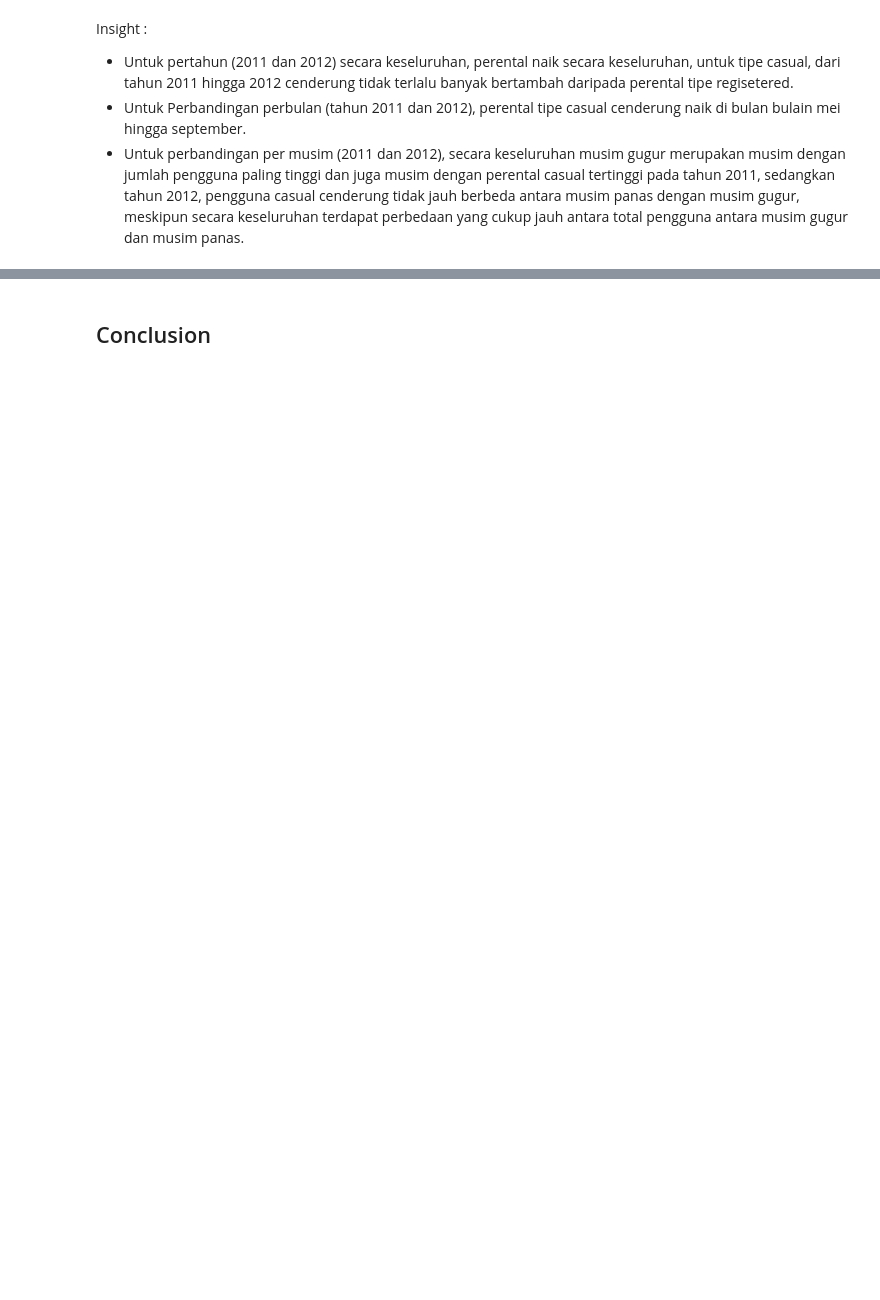
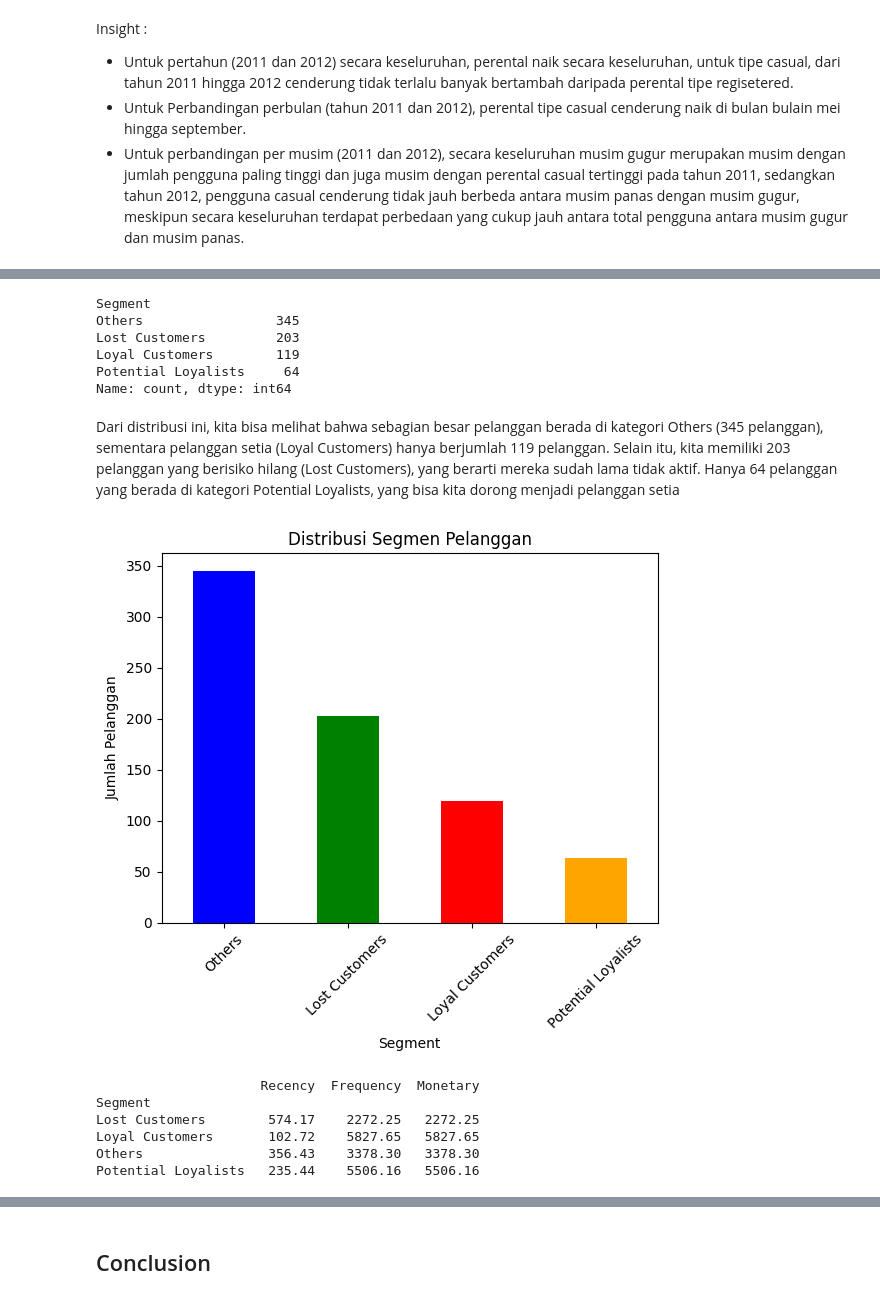
Before and after one commit to gdepradd/bikeAnalysis, a Jupyter notebook: notebook.ipynb, the cells around one changed output, grey strips where cells are left out. Cells and saved outputs as stored; diff of their text form; code cells hidden in the pictures; blank space fills up the shorter version.

```diff
--- a/notebook.ipynb
+++ b/notebook.ipynb
@@ -592,0 +626,4 @@ Insight :
+# %%
+data_day['R_Score'] = pd.qcut(data_day['Recency'], q=4, labels=[4, 3, 2, 1])
+data_day['F_Score'] = pd.qcut(data_day['Frequency'], q=4, labels=[1, 2, 3, 4])
+data_day['M_Score'] = pd.qcut(data_day['Monetary'], q=4, labels=[1, 2, 3, 4])
@@ -592,0 +632,4 @@ Insight :
+# %%
+data_day['RFM_Score'] = data_day['R_Score'].astype(str) + data_day['F_Score'].astype(str) + data_day['M_Score'].astype(str)
+
+data_day
@@ -592,0 +652,15 @@ Insight :
+# %%
+# Mendefinisikan Segmentasi
+segmentation_map = {
+    '444': 'Loyal Customers',
+    '344': 'Potential Loyalists',
+    '244': 'Potential Loyalists',
+    '144': 'New Customers',
+    '441': 'At-Risk Customers',
+    '331': 'At-Risk Customers',
+    '222': 'Lost Customers',
+    '111': 'Lost Customers'
+}
+data_day['Segment'] = data_day['RFM_Score'].map(segmentation_map).fillna('Others') # Melakukan mapping berdasarkan segmentaation_map
+
+data_day
@@ -592,0 +681,40 @@ Insight :
+# %%
+# Menampilkan Distribusi Segmentasi
+segment_counts = data_day['Segment'].value_counts()
+print(segment_counts)
+# %% [output]
+Segment
+Others                 345
+Lost Customers         203
+Loyal Customers        119
+Potential Loyalists     64
+Name: count, dtype: int64
+# %% [markdown]
+Dari distribusi ini, kita bisa melihat bahwa sebagian besar pelanggan berada di kategori Others (345 pelanggan), sementara pelanggan setia (Loyal Customers) hanya berjumlah 119 pelanggan. Selain itu, kita memiliki 203 pelanggan yang berisiko hilang (Lost Customers), yang berarti mereka sudah lama tidak aktif. Hanya 64 pelanggan yang berada di kategori Potential Loyalists, yang bisa kita dorong menjadi pelanggan setia
+# %%
+import matplotlib.pyplot as plt
+
+segment_counts.plot(kind='bar', color=['blue', 'green', 'red', 'orange', 'purple'])
+plt.title('Distribusi Segmen Pelanggan')
+plt.xlabel('Segment')
+plt.ylabel('Jumlah Pelanggan')
+plt.xticks(rotation=45)
+plt.show()
+# %% [output]
+[figure, added]
+# %%
+# Melihat rata rata dari tiap poin RFM dalam segmentasi
+rfm_summary = data_day.groupby('Segment').agg({
+    'Recency': 'mean',
+    'Frequency': 'mean',
+    'Monetary': 'mean'
+}).round(2)
+
+print(rfm_summary)
+# %% [output]
+                     Recency  Frequency  Monetary
+Segment
+Lost Customers        574.17    2272.25   2272.25
+Loyal Customers       102.72    5827.65   5827.65
+Others                356.43    3378.30   3378.30
+Potential Loyalists   235.44    5506.16   5506.16
```
Also changed, not shown: parts of 29 cells of this notebook, 3 other files.
